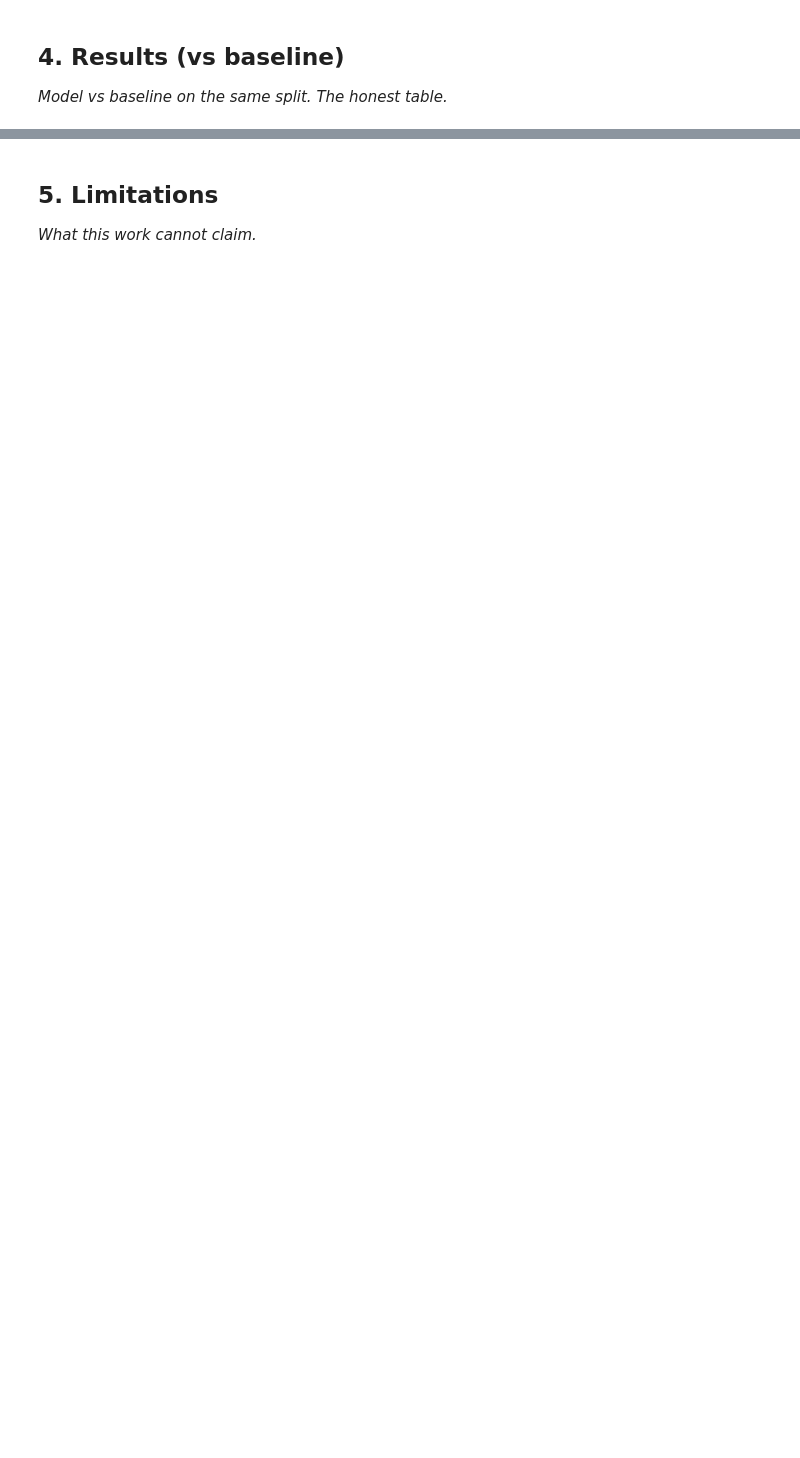
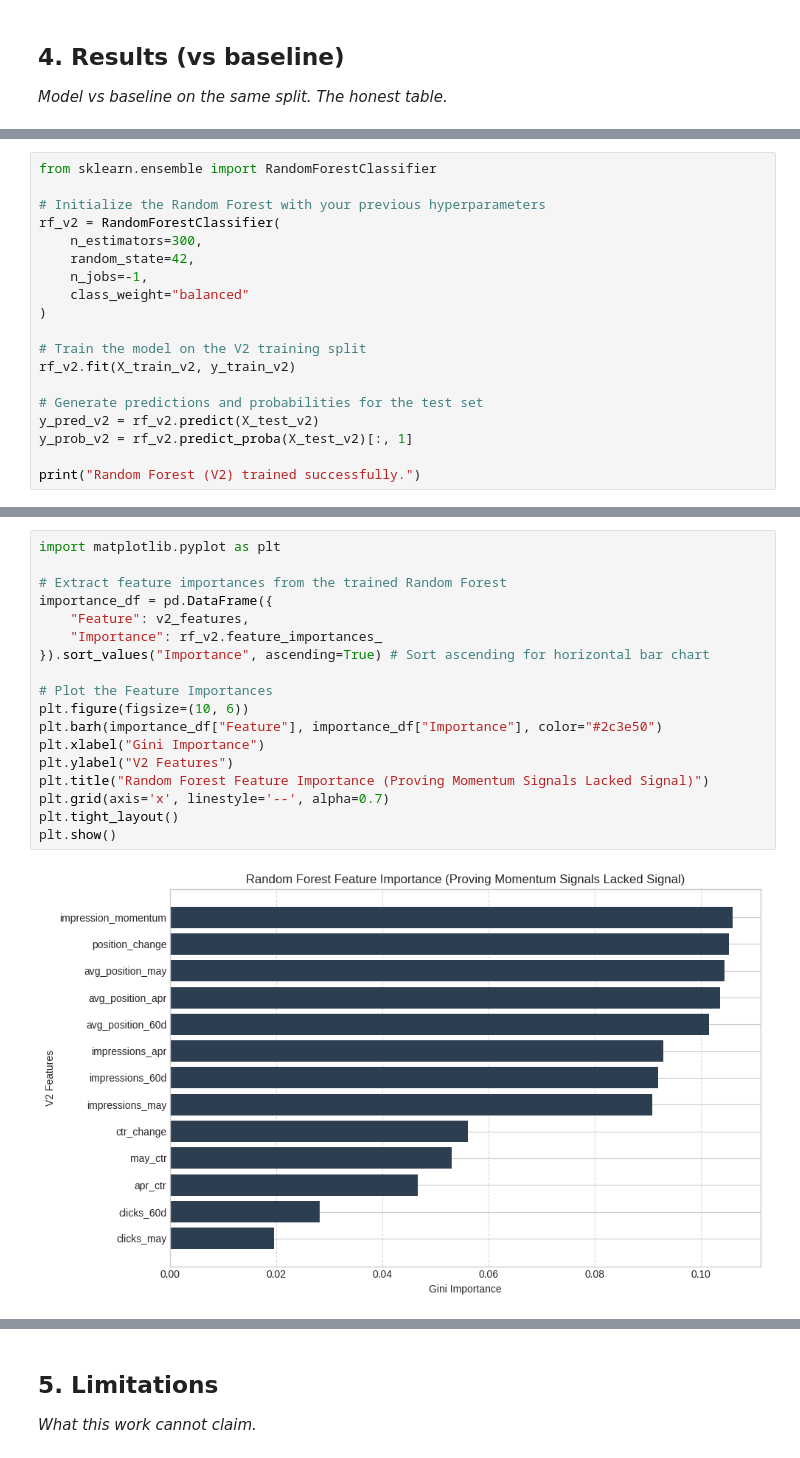
Before and after one commit to Sgln24/flyrank-ml-internship-w1, a Jupyter notebook: work/notebooks/capstone.ipynb, the cells around one changed output, grey strips where cells are left out. Saved outputs shown, nothing was run; the diff lists cells and outputs as text; blank space fills up the shorter version.

```diff
--- a/work/notebooks/capstone.ipynb
+++ b/work/notebooks/capstone.ipynb
@@ -24,0 +262,19 @@ This skeleton is yours to fill. Work the sections **in order** — each one has
+# %%
+from sklearn.ensemble import RandomForestClassifier
+
+# Initialize the Random Forest with your previous hyperparameters
+rf_v2 = RandomForestClassifier(
+    n_estimators=300,
+    random_state=42,
+    n_jobs=-1,
+    class_weight="balanced"
+)
+
+# Train the model on the V2 training split
+rf_v2.fit(X_train_v2, y_train_v2)
+
+# Generate predictions and probabilities for the test set
+y_pred_v2 = rf_v2.predict(X_test_v2)
+y_prob_v2 = rf_v2.predict_proba(X_test_v2)[:, 1]
+
+print("Random Forest (V2) trained successfully.")
@@ -24,0 +328,20 @@ This skeleton is yours to fill. Work the sections **in order** — each one has
+# %%
+import matplotlib.pyplot as plt
+
+# Extract feature importances from the trained Random Forest
+importance_df = pd.DataFrame({
+    "Feature": v2_features,
+    "Importance": rf_v2.feature_importances_
+}).sort_values("Importance", ascending=True) # Sort ascending for horizontal bar chart
+
+# Plot the Feature Importances
+plt.figure(figsize=(10, 6))
+plt.barh(importance_df["Feature"], importance_df["Importance"], color="#2c3e50")
+plt.xlabel("Gini Importance")
+plt.ylabel("V2 Features")
+plt.title("Random Forest Feature Importance (Proving Momentum Signals Lacked Signal)")
+plt.grid(axis='x', linestyle='--', alpha=0.7)
+plt.tight_layout()
+plt.show()
+# %% [output]
+[figure, added]
```
Also changed, not shown: parts of 20 cells of this notebook.
